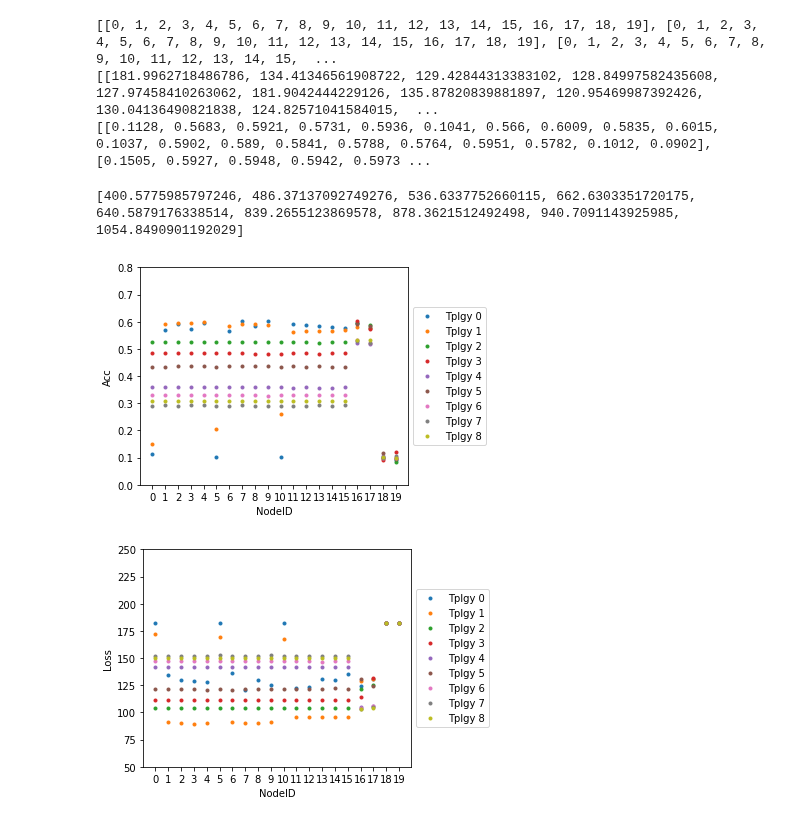
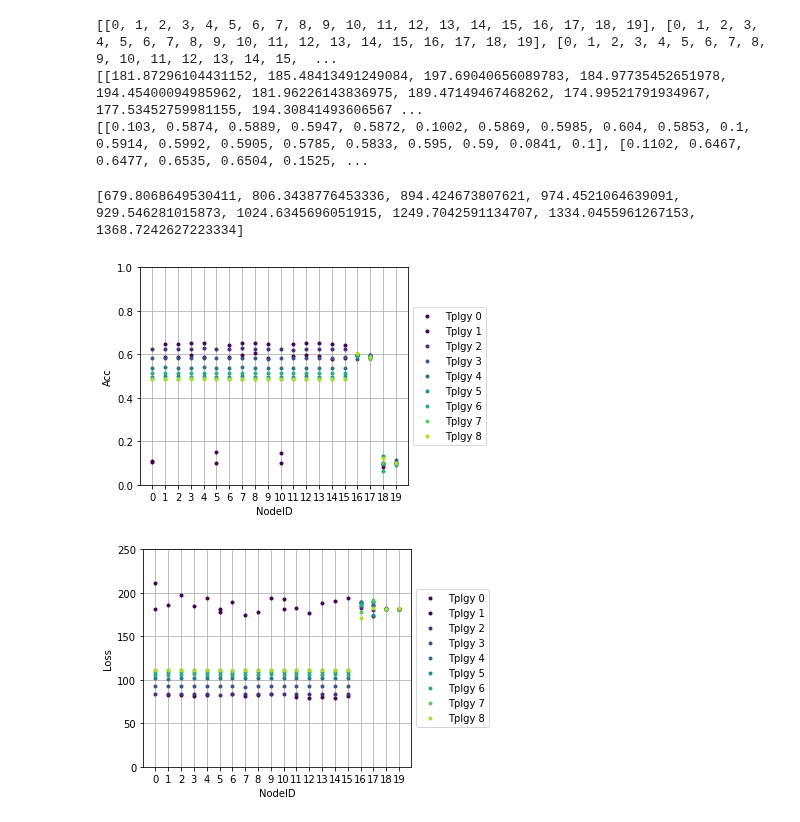
Before and after one commit to AitorB16/GLow, a Jupyter notebook: 16_visualize_results.ipynb, the cells around one changed output. Saved outputs shown, nothing was run; the diff lists cells and outputs as text; code cells hidden in the pictures.

```diff
--- a/16_visualize_results.ipynb
+++ b/16_visualize_results.ipynb
@@ -7,9 +8,10 @@ import matplotlib.pyplot as plt
 # %%
-run_name = 'graph_16_8'
+run_name = 'graph_16_16'
 seed = '1999'
 save_path = 'plots/'
 #file_path = 'outputs/no_pretrain/' + 'seed_' + seed + '/' + run_name #NEED TO READ ALL FILES
-file_path = run_name
+root_path = 'outputs/no_pretrain/seed1999_rounds2048/'
+file_path = root_path + run_name
 num_agents = 20
 # %%
 tplgys = []
@@ -54,15 +56,15 @@ print(loss)
 print(acc)
 # %% [output]
 [[0, 1, 2, 3, 4, 5, 6, 7, 8, 9, 10, 11, 12, 13, 14, 15, 16, 17, 18, 19], [0, 1, 2, 3, 4, 5, 6, 7, 8, 9, 10, 11, 12, 13, 14, 15, 16, 17, 18, 19], [0, 1, 2, 3, 4, 5, 6, 7, 8, 9, 10, 11, 12, 13, 14, 15,  ...
-[[181.9962718486786, 134.41346561908722, 129.42844313383102, 128.84997582435608, 127.97458410263062, 181.9042444229126, 135.87820839881897, 120.95469987392426, 130.04136490821838, 124.82571041584015,  ...
-[[0.1128, 0.5683, 0.5921, 0.5731, 0.5936, 0.1041, 0.566, 0.6009, 0.5835, 0.6015, 0.1037, 0.5902, 0.589, 0.5841, 0.5788, 0.5764, 0.5951, 0.5782, 0.1012, 0.0902], [0.1505, 0.5927, 0.5948, 0.5942, 0.5973 ...
+[[181.87296104431152, 185.48413491249084, 197.69040656089783, 184.97735452651978, 194.45400094985962, 181.96226143836975, 189.47149467468262, 174.99521791934967, 177.53452759981155, 194.30841493606567 ...
+[[0.103, 0.5874, 0.5889, 0.5947, 0.5872, 0.1002, 0.5869, 0.5985, 0.604, 0.5853, 0.1, 0.5914, 0.5992, 0.5905, 0.5785, 0.5833, 0.595, 0.59, 0.0841, 0.1], [0.1102, 0.6467, 0.6477, 0.6535, 0.6504, 0.1525, ...
 # %%
 exec_times = []
 for tplgy in raw_tplgys:
     exec_times.append(float(tplgy[-1].split(' ')[1])/60)
 print(exec_times)
 # %% [output]
-[400.5775985797246, 486.37137092749276, 536.6337752660115, 662.6303351720175, 640.5879176338514, 839.2655123869578, 878.3621512492498, 940.7091143925985, 1054.8490901192029]
+[679.8068649530411, 806.3438776453336, 894.424673807621, 974.4521064639091, 929.546281015873, 1024.6345696051915, 1249.7042591134707, 1334.0455961267153, 1368.7242627223334]
 # %%
 # fig, axs = plt.subplots(3, 3)
 # axs[0, 0].plot(tplgy_ID[0], acc[0], 'o')
@@ -111,31 +113,33 @@ print(exec_times)
 #
 # plt.savefig(save_path+run_name+'_acc.pdf')
 # %%
-plt.plot(tplgy_ID[0], acc[0], '.')
-plt.plot(tplgy_ID[1], acc[1], '.')
-plt.plot(tplgy_ID[2], acc[2], '.')
-plt.plot(tplgy_ID[3], acc[3], '.')
-plt.plot(tplgy_ID[4], acc[4], '.')
-plt.plot(tplgy_ID[5], acc[5], '.')
-plt.plot(tplgy_ID[6], acc[6], '.')
-plt.plot(tplgy_ID[7], acc[7], '.')
-plt.plot(tplgy_ID[8], acc[8], '.')
-plt.ylim(0, 0.8)
+viridis = cm.get_cmap('viridis', 9)
+plt.plot(tplgy_ID[0], acc[0], '.', color=viridis(0))
+plt.plot(tplgy_ID[1], acc[1], '.', color=viridis(0.1))
+plt.plot(tplgy_ID[2], acc[2], '.', color=viridis(0.2))
+plt.plot(tplgy_ID[3], acc[3], '.', color=viridis(0.3))
+plt.plot(tplgy_ID[4], acc[4], '.', color=viridis(0.4))
+plt.plot(tplgy_ID[5], acc[5], '.', color=viridis(0.5))
+plt.plot(tplgy_ID[6], acc[6], '.', color=viridis(0.6))
+plt.plot(tplgy_ID[7], acc[7], '.', color=viridis(0.7))
+plt.plot(tplgy_ID[8], acc[8], '.', color=viridis(0.8))
+plt.ylim(0, 1.)
 x = np.arange(0, num_agents, 1)
 plt.xticks(x)
 #plt.title("Tplgy 0", fontsize=9)
 plt.xlabel('NodeID')
 plt.ylabel('Acc')
+plt.grid()
 
 ax = plt.gca()
 box = ax.get_position()
 ax.set_position([box.x0, box.y0, box.width * 0.8, box.height])
 
 ax.legend(['Tplgy 0', 'Tplgy 1', 'Tplgy 2', 'Tplgy 3', 'Tplgy 4','Tplgy 5', 'Tplgy 6', 'Tplgy 7', 'Tplgy 8'], loc='center left', bbox_to_anchor=(1, 0.5))
 
 plt.savefig(save_path+run_name+'_summarized_acc.pdf')
 # %% [output]
-[figure, old version]
+[figure, new version]
 # %%
 # fig, axs = plt.subplots(3, 3)
 # axs[0, 0].plot(tplgy_ID[0], loss[0], 'o')
@@ -175,21 +179,23 @@ plt.savefig(save_path+run_name+'_summarized_acc.pdf')
 #
 # plt.savefig(save_path+run_name+'_loss.pdf')
 # %%
-plt.plot(tplgy_ID[0], loss[0], '.')
-plt.plot(tplgy_ID[1], loss[1], '.')
-plt.plot(tplgy_ID[2], loss[2], '.')
-plt.plot(tplgy_ID[3], loss[3], '.')
-plt.plot(tplgy_ID[4], loss[4], '.')
-plt.plot(tplgy_ID[5], loss[5], '.')
-plt.plot(tplgy_ID[6], loss[6], '.')
-plt.plot(tplgy_ID[7], loss[7], '.')
-plt.plot(tplgy_ID[8], loss[8], '.')
-plt.ylim(50, 250)
+viridis = cm.get_cmap('viridis', 9)
+plt.plot(tplgy_ID[0], loss[0], '.', color=viridis(0))
+plt.plot(tplgy_ID[1], loss[1], '.', color=viridis(0.1))
+plt.plot(tplgy_ID[2], loss[2], '.', color=viridis(0.2))
+plt.plot(tplgy_ID[3], loss[3], '.', color=viridis(0.3))
+plt.plot(tplgy_ID[4], loss[4], '.', color=viridis(0.4))
+plt.plot(tplgy_ID[5], loss[5], '.', color=viridis(0.5))
+plt.plot(tplgy_ID[6], loss[6], '.', color=viridis(0.6))
+plt.plot(tplgy_ID[7], loss[7], '.', color=viridis(0.7))
+plt.plot(tplgy_ID[8], loss[8], '.', color=viridis(0.8))
+plt.ylim(0, 250)
 x = np.arange(0, num_agents, 1)
 plt.xticks(x)
 #plt.title("Tplgy 0", fontsize=9)
 plt.xlabel('NodeID')
 plt.ylabel('Loss')
+plt.grid()
 
 ax = plt.gca()
 box = ax.get_position()
@@ -199,7 +205,7 @@ ax.legend(['Tplgy 0', 'Tplgy 1', 'Tplgy 2', 'Tplgy 3', 'Tplgy 4','Tplgy 5', 'Tpl
 
 plt.savefig(save_path+run_name+'_summarized_loss.pdf')
 # %% [output]
-[figure, old version]
+[figure, new version]
 # %%
 #VISUALIZE LOSSES PER TOPOLOGY AND AGENT
 loss_per_tplgy = []
```
Also changed, not shown: parts of 6 cells of this notebook, 2 other files.
